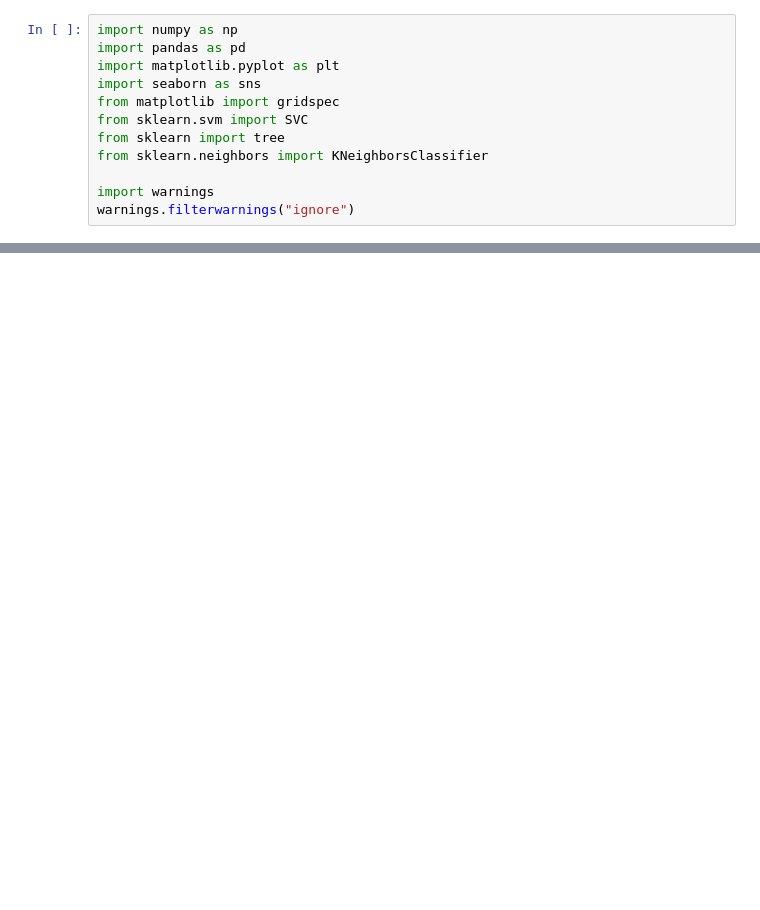
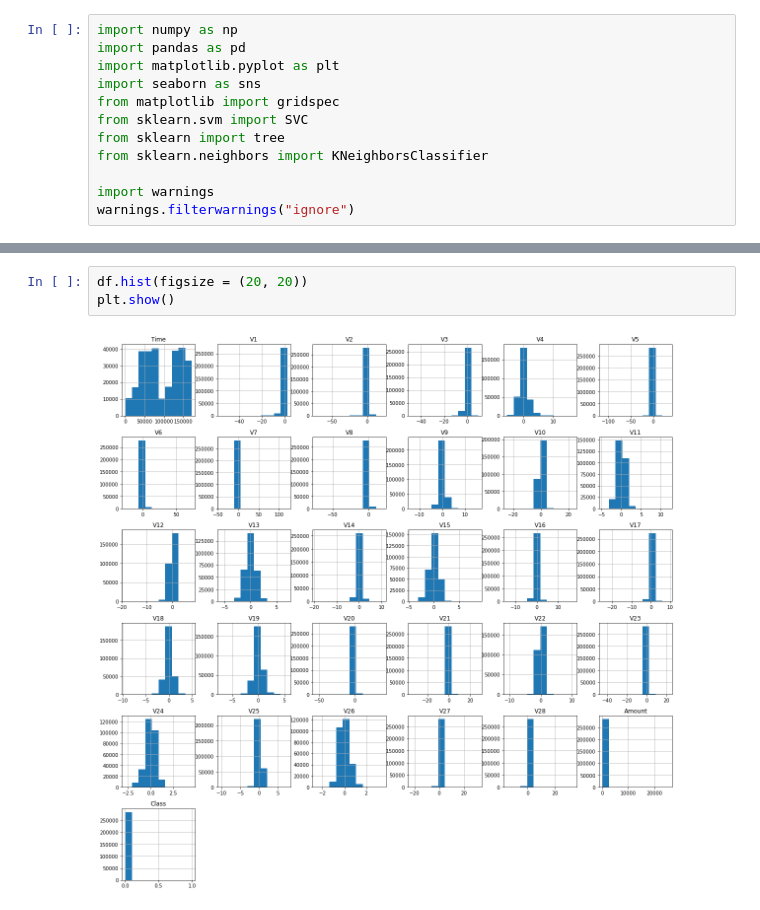
Before and after one commit to rodeketan/CC_Fraud_Detector, a Jupyter notebook: code_1.ipynb, the cells around one changed output, grey strips where cells are left out. Cells and saved outputs as stored; diff of their text form; blank space fills up the shorter version.

```diff
--- a/code_1.ipynb
+++ b/code_1.ipynb
@@ -359,0 +113,5 @@ res_table_2
+# %%
+df.hist(figsize = (20, 20))
+plt.show()
+# %% [output]
+[figure, added]
```
Also changed, not shown: parts of 58 cells of this notebook.
